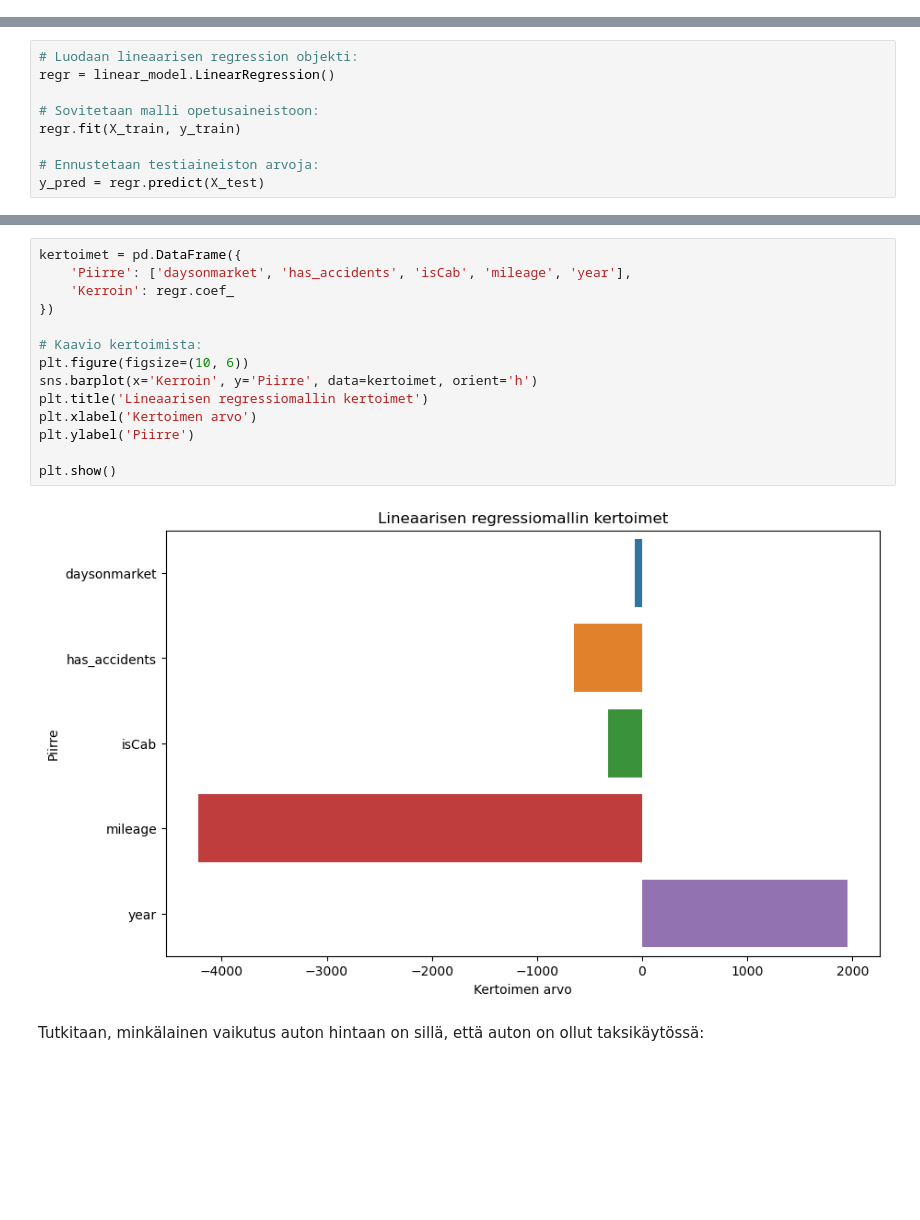
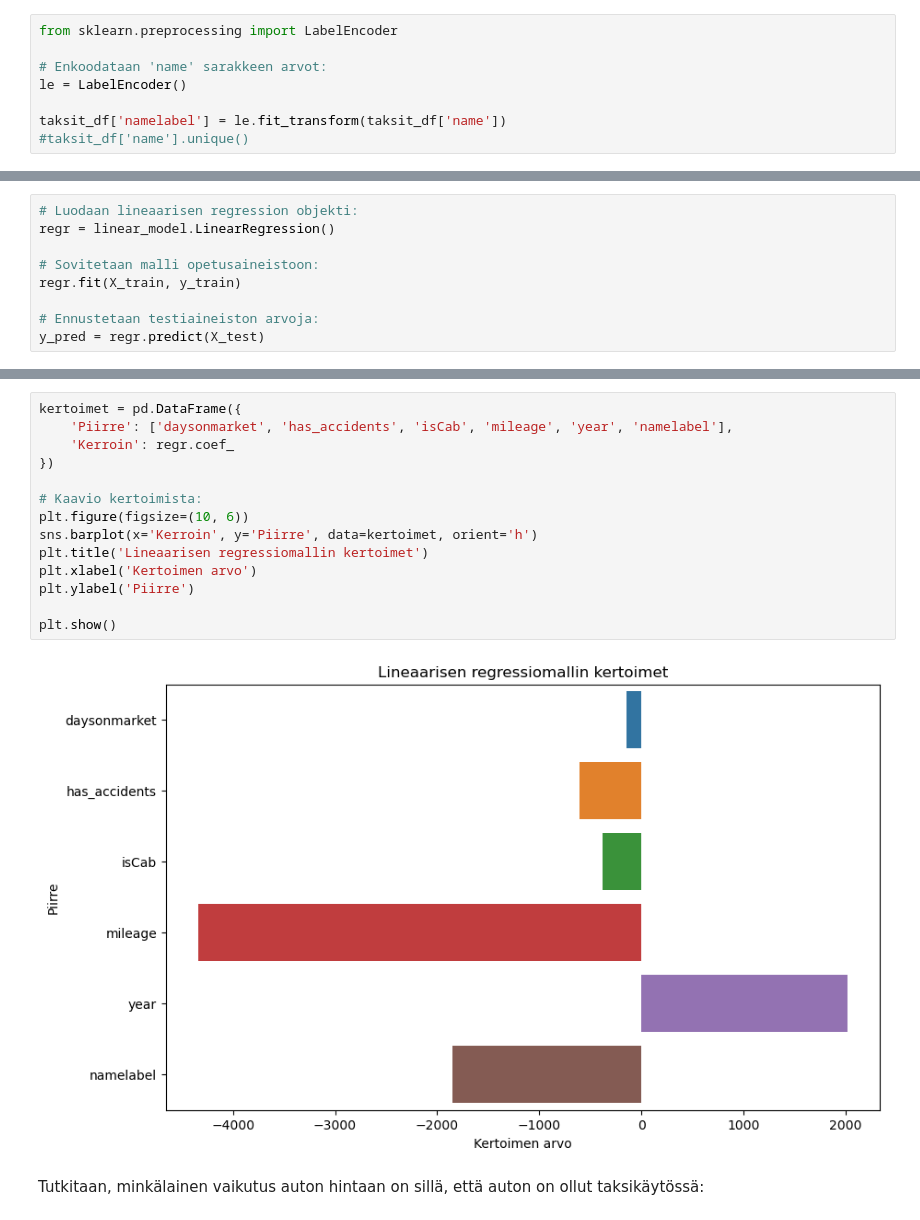
Before and after one commit to SallaLipasti/jamk-aida-projekti, a Jupyter notebook: taksit.ipynb, the cells around one changed output, grey strips where cells are left out. Drawn from its saved outputs; the diff is of its cells as text; blank space fills up the shorter version.

```diff
--- a/taksit.ipynb
+++ b/taksit.ipynb
@@ -461,6 +450,14 @@ Pair plotit:
 ## Koulutus- ja testiaineistoon jako ja datan skaalaus
 
 Määritellään X- ja y-muuttujat, jaetaan data koulutus- ja testiaineistoon ja skaalataan data:
+# %%
+from sklearn.preprocessing import LabelEncoder
+
+# Enkoodataan 'name' sarakkeen arvot:
+le = LabelEncoder()
+
+taksit_df['namelabel'] = le.fit_transform(taksit_df['name'])
+#taksit_df['name'].unique()
 # %%
 #  Määritellään X- ja y-muuttujat:
 X = taksit_df.drop(['price', 'make_name', 'model_name', 'name'], axis = 1)
@@ -519,19 +518,19 @@ Selitysaste (Rˆ2): 0.20
 # %%
 kertoimet = pd.DataFrame({
-    'Piirre': ['daysonmarket', 'has_accidents', 'isCab', 'mileage', 'year'],
+    'Piirre': ['daysonmarket', 'has_accidents', 'isCab', 'mileage', 'year', 'namelabel'],
     'Kerroin': regr.coef_
 })
 
 # Kaavio kertoimista:
 plt.figure(figsize=(10, 6))
 sns.barplot(x='Kerroin', y='Piirre', data=kertoimet, orient='h')
 plt.title('Lineaarisen regressiomallin kertoimet')
 plt.xlabel('Kertoimen arvo')
 plt.ylabel('Piirre')
 
 plt.show()
 # %% [output]
-[figure, old version]
+[figure, new version]
 # %% [markdown]
 Tutkitaan, minkälainen vaikutus auton hintaan on sillä, että auton on ollut taksikäytössä:
 # %%
```
Also changed, not shown: parts of 34 cells of this notebook.
